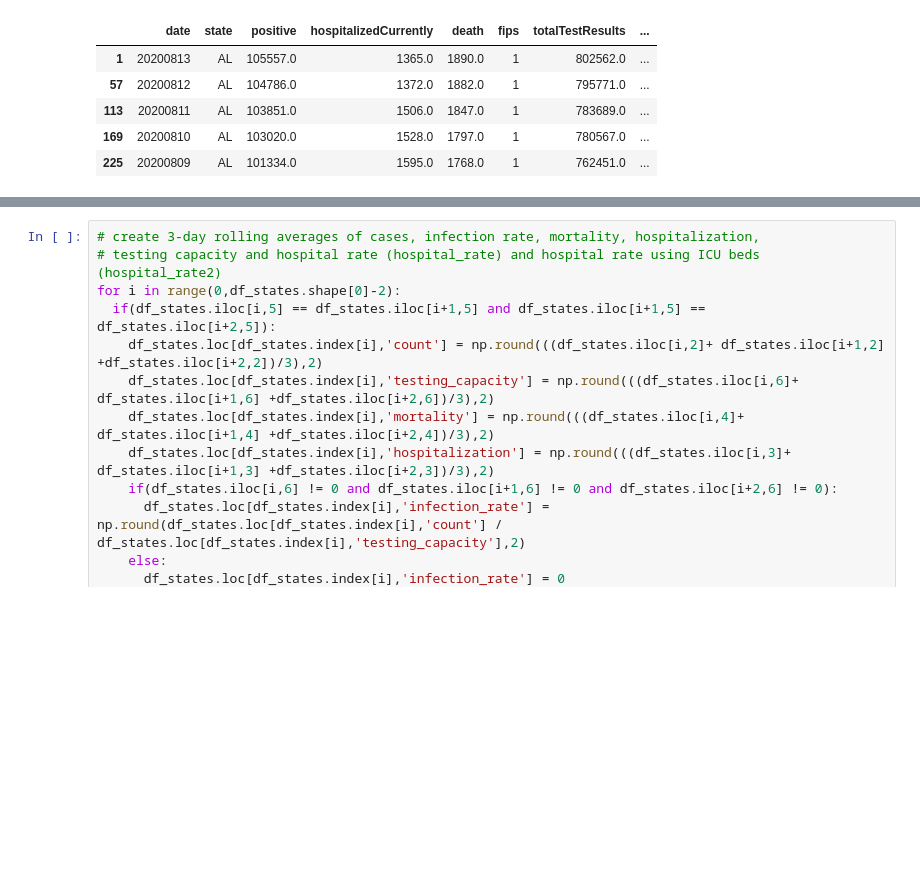
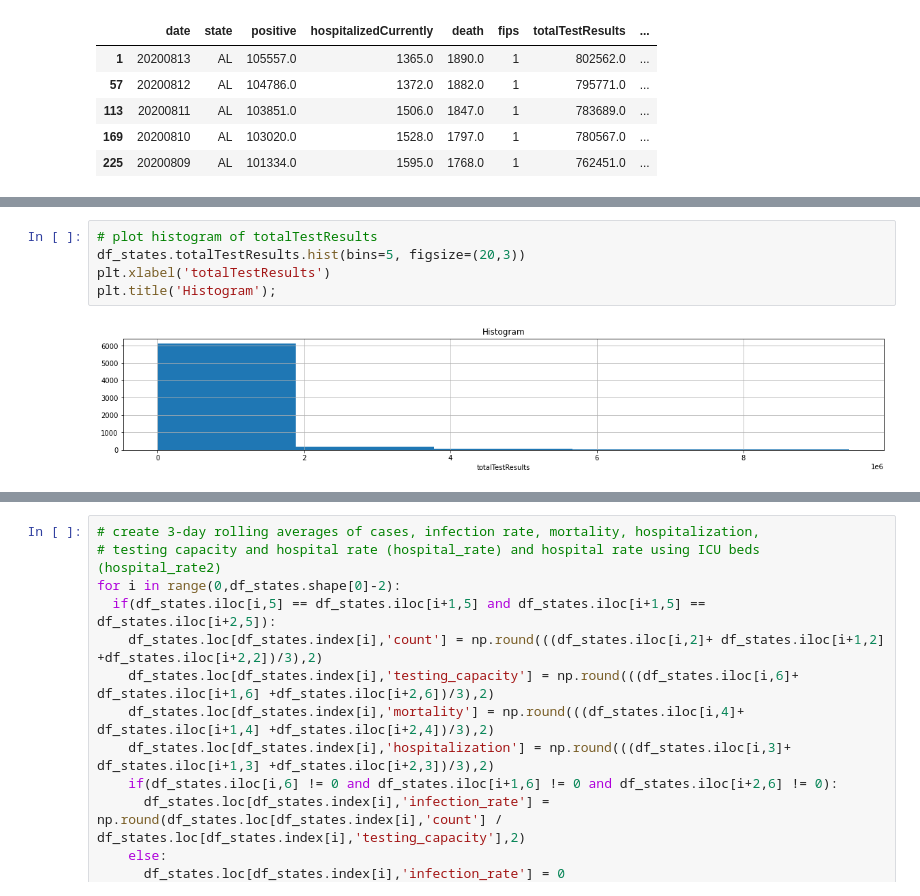
Before and after one commit to elizabethqiu/2020-wwcode-dshackathon-covid19ml, a Jupyter notebook: wwwcode-hackathon.ipynb, the cells around one changed output, grey strips where cells are left out. Drawn from its saved outputs; the diff is of its cells as text; blank space fills up the shorter version.

```diff
--- a/wwwcode-hackathon.ipynb
+++ b/wwwcode-hackathon.ipynb
@@ -350,0 +398,7 @@ df_states.head()
+# %%
+# plot histogram of totalTestResults
+df_states.totalTestResults.hist(bins=5, figsize=(20,3))
+plt.xlabel('totalTestResults')
+plt.title('Histogram');
+# %% [output]
+[figure, added]
```
Also changed, not shown: parts of 38 cells of this notebook.
